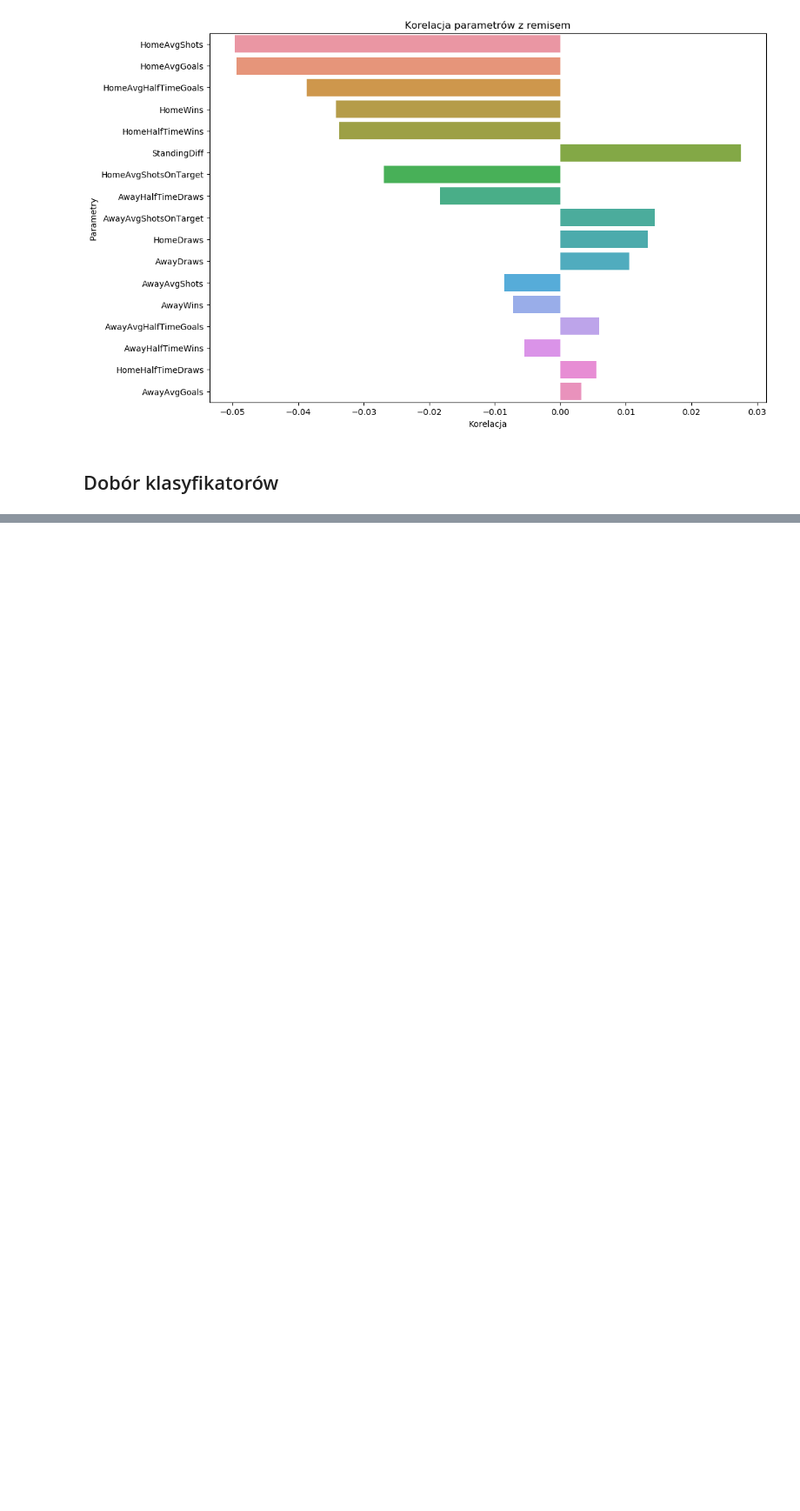
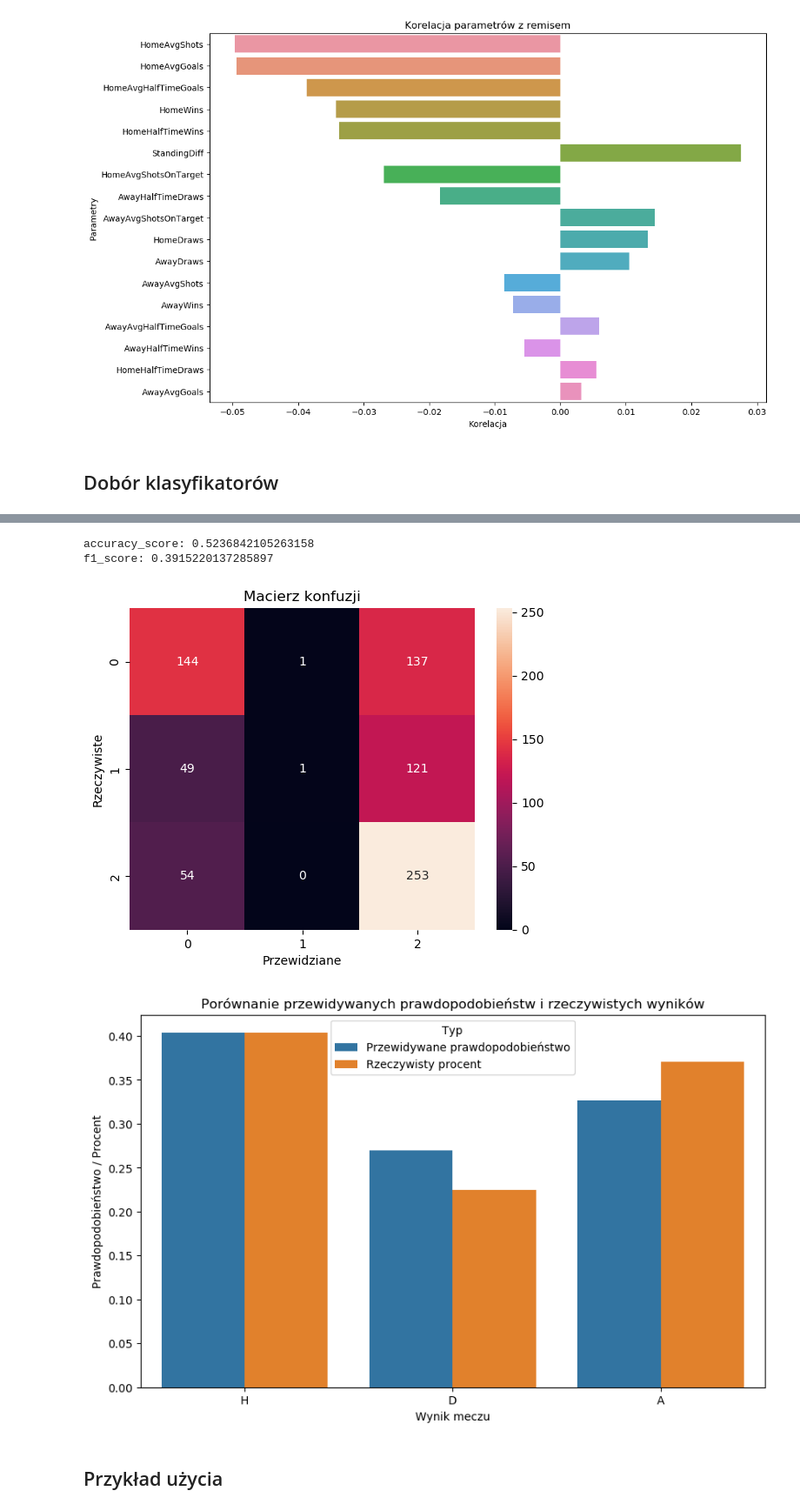
Before and after one commit to RPSunderland/football_match_predictor, a Jupyter notebook: project.ipynb, the cells around one changed output, grey strips where cells are left out. Shown at 87% size. Cells and saved outputs as stored; diff of their text form; code cells hidden in the pictures; blank space fills up the shorter version.

Commit message:
model, analysis and examples done

```diff
--- a/project.ipynb
+++ b/project.ipynb
@@ -137,13 +134,16 @@ models = {
 # %%
 
 results = {}
-print('accuracy_score:')
+
 for name, model in models.items():
+    print(name)
     model.fit(X_train, y_train)
     predictions = model.predict(X_val)
     accuracy = accuracy_score(y_val, predictions)
+    f1 = f1_score(y_val, predictions, average='macro')
+    print('accuracy: ', f'{accuracy}')
+    print('f1_score: ', f'{f1}')
     results[name] = accuracy
-    print(f'{name}: {accuracy}')
 
 sorted_results = sorted(results.items(), key=lambda x: x[1], reverse=True)[:5]
 
@@ -246,0 +180,49 @@ plt.show()
+# %%
+model = joblib.load('Classifiers/EnsembleClassifier.joblib')
+
+y_pred = model.predict(X_test)
+
+print('accuracy_score:', accuracy_score(y_test, y_pred))
+print('f1_score:', f1_score(y_test, y_pred, average='macro'))
+
+cm = confusion_matrix(y_test, y_pred)
+sns.heatmap(cm, annot=True, fmt='d')
+plt.title('Macierz konfuzji')
+plt.xlabel('Przewidziane')
+plt.ylabel('Rzeczywiste')
+plt.show()
+
+y_proba = model.predict_proba(X_test)
+avg_proba = y_proba.mean(axis=0)
+
+unique, counts = np.unique(y_test, return_counts=True)
+actual_proba = counts / len(y_test)
+
+ftr_mapping_rev = {1: 'H', 0: 'D', -1: 'A'}
+actual_proba_dict = {ftr_mapping_rev[k]: v for k, v in zip(unique, actual_proba)}
+avg_proba_dict = {'H': avg_proba[2], 'D': avg_proba[1], 'A': avg_proba[0]}
+
+labels = ['H', 'D', 'A']
+predicted_proba = [avg_proba_dict[l] for l in labels]
+actual_proba = [actual_proba_dict.get(l, 0) for l in labels]
+
+data = pd.DataFrame({
+    'Wynik meczu': labels * 2,
+    'Wartość': predicted_proba + actual_proba,
+    'Typ': ['Przewidywane prawdopodobieństwo'] * 3 + ['Rzeczywisty procent'] * 3
+})
+
+plt.figure(figsize=(10, 6))
+sns.barplot(x='Wynik meczu', y='Wartość', hue='Typ', data=data)
+plt.xlabel('Wynik meczu')
+plt.ylabel('Prawdopodobieństwo / Procent')
+plt.title('Porównanie przewidywanych prawdopodobieństw i rzeczywistych wyników')
+plt.legend(title='Typ')
+plt.show()
+# %% [output]
+accuracy_score: 0.5236842105263158
+f1_score: 0.3915220137285897
+[figure, added]
+[figure, added]
+# %% [markdown]
+## Przykład użycia
```
Also changed, not shown: parts of 7 cells of this notebook, 7 other files.
